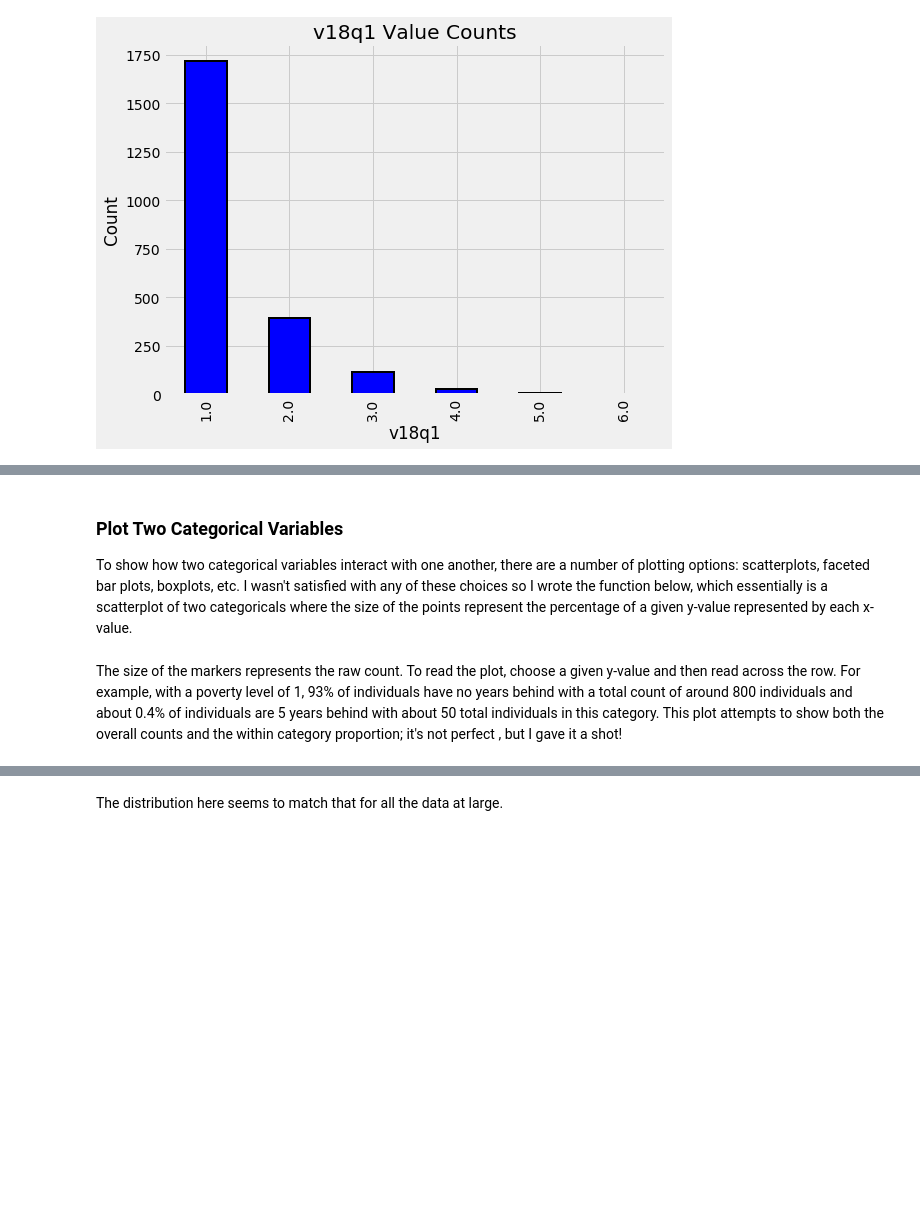
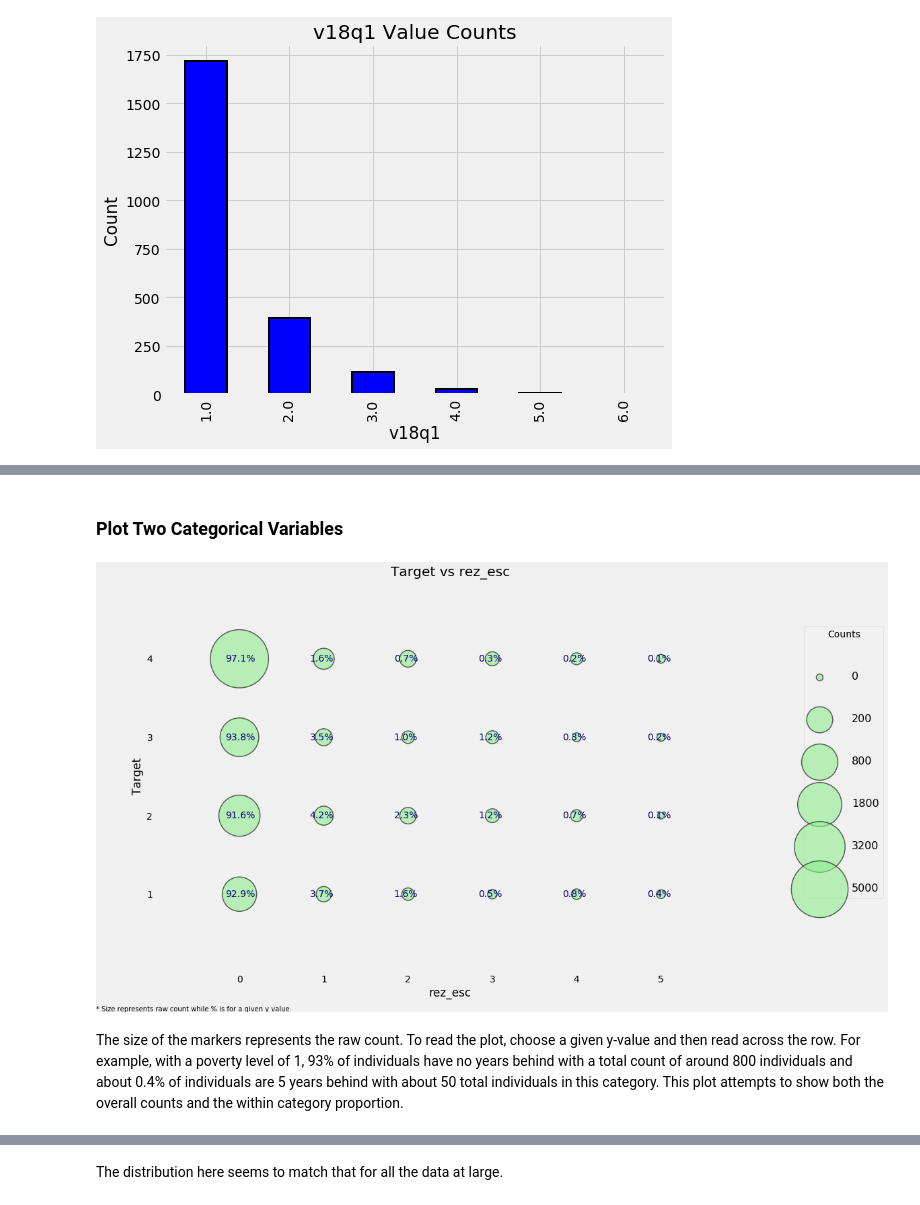
Before and after one commit to dogmatix76/Costa-Rican-Household-Poverty-Level-Prediction, a Jupyter notebook: CRHPL.ipynb, the cells around one changed output, grey strips where cells are left out. Drawn from its saved outputs; the diff is of its cells as text; code cells hidden in the pictures; blank space fills up the shorter version.

```diff
--- a/CRHPL.ipynb
+++ b/CRHPL.ipynb
@@ -481,5 +512,2 @@ There is also one outlier in the rez_esc column. Again, if we read through the c
 # %%
 data.loc[data['rez_esc'] > 5, 'rez_esc'] = 5
-# %% [markdown]
-### Plot Two Categorical Variables
-To show how two categorical variables interact with one another, there are a number of plotting options: scatterplots, faceted bar plots, boxplots, etc. I wasn't satisfied with any of these choices so I wrote the function below, which essentially is a scatterplot of two categoricals where the size of the points represent the percentage of a given y-value represented by each x-value.
@@ -557,0 +514,2 @@ def plot_categoricals(x, y, data, annotate = True):
+# %% [markdown]
+### Plot Two Categorical Variables
@@ -558,6 +519,8 @@ def plot_categoricals(x, y, data, annotate = True):
 # %%
-plot_categoricals('rez_esc', 'Target', data);
+categorical_plot('rez_esc', 'Target', data);
+# %% [output]
+[figure, added]
 # %% [markdown]
-The size of the markers represents the raw count. To read the plot, choose a given y-value and then read across the row. For example, with a poverty level of 1, 93% of individuals have no years behind with a total count of around 800 individuals and about 0.4% of individuals are 5 years behind with about 50 total individuals in this category. This plot attempts to show both the overall counts and the within category proportion; it's not perfect , but I gave it a shot!
+The size of the markers represents the raw count. To read the plot, choose a given y-value and then read across the row. For example, with a poverty level of 1, 93% of individuals have no years behind with a total count of around 800 individuals and about 0.4% of individuals are 5 years behind with about 50 total individuals in this category. This plot attempts to show both the overall counts and the within category proportion.
 # %%
 # Poverty vs years of schooling
```
Also changed, not shown: parts of 25 cells of this notebook, 1 other file.
